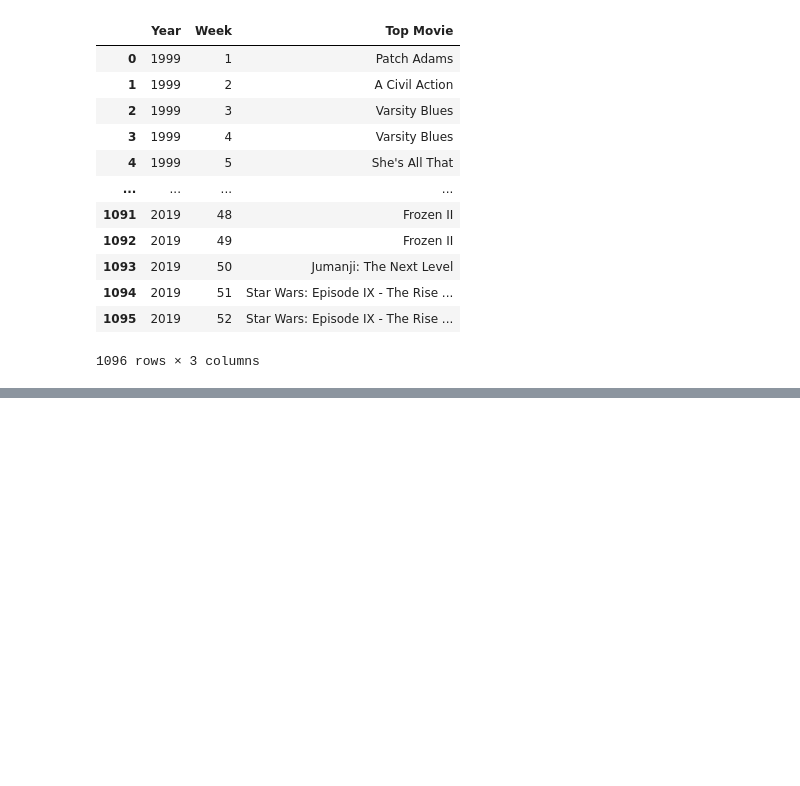
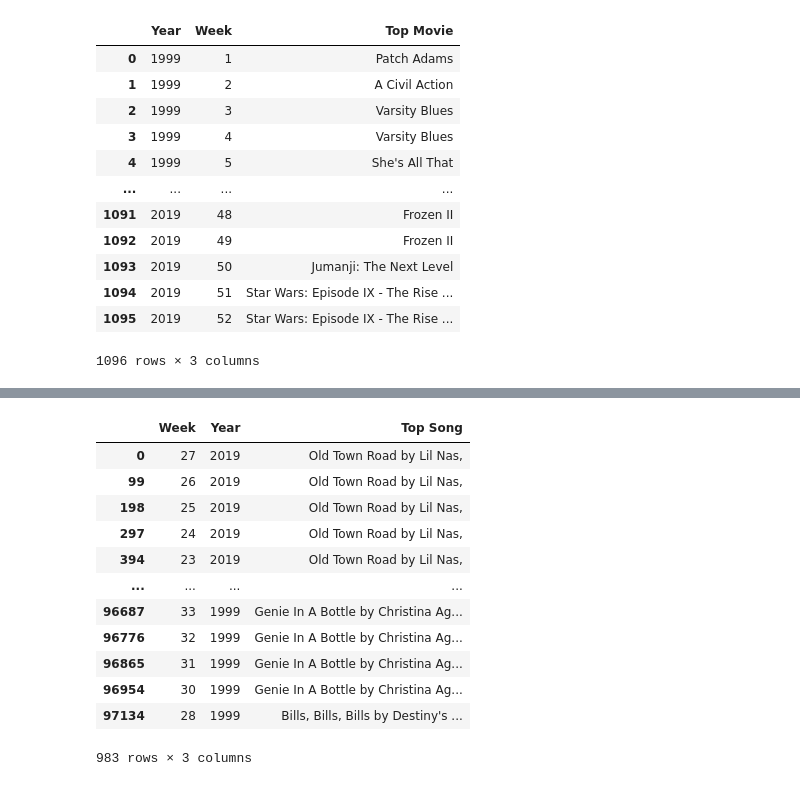
Before and after one commit to MauCFD/ETL-Entertainment-Trendings-by-Week, a Jupyter notebook: Entertainment Trendings by Week.ipynb, the cells around one changed output, grey strips where cells are left out. Drawn from its saved outputs; the diff is of its cells as text; code cells hidden in the pictures; blank space fills up the shorter version.

```diff
--- a/Entertainment Trendings by Week.ipynb
+++ b/Entertainment Trendings by Week.ipynb
@@ -105,0 +148,27 @@ top_movies_df
+# %%
+# Using the datetime objects we transformed in the last cell, we will create the "Year" column
+top_songs_df["Year"] = top_songs_df["Week"].dt.year
+
+# We will now use that same column to retrieve the week number from the datetime objects
+top_songs_df["Week"] = top_songs_df["Week"].dt.week
+
+# Finally, we will combine the "Name" and the "Artist" columns so that we can store the song in just one column
+top_songs_df['Top Song'] = top_songs_df['Name'].str.cat(top_songs_df['Artists'], sep=' by ')
+
+# Since we don't need the separate "Name" and "Artist" columns, we will drop them as well
+top_songs_df = top_songs_df.drop(["Artists","Name"], axis=1)
+top_songs_df
+# %% [output]
+|  | Week | Year | Top Song |
+| 0 | 27 | 2019 | Old Town Road by Lil Nas, |
+| 99 | 26 | 2019 | Old Town Road by Lil Nas, |
+| 198 | 25 | 2019 | Old Town Road by Lil Nas, |
+| 297 | 24 | 2019 | Old Town Road by Lil Nas, |
+| 394 | 23 | 2019 | Old Town Road by Lil Nas, |
+| ... | ... | ... | ... |
+| 96687 | 33 | 1999 | Genie In A Bottle by Christina Ag... |
+| 96776 | 32 | 1999 | Genie In A Bottle by Christina Ag... |
+| 96865 | 31 | 1999 | Genie In A Bottle by Christina Ag... |
+| 96954 | 30 | 1999 | Genie In A Bottle by Christina Ag... |
+| 97134 | 28 | 1999 | Bills, Bills, Bills by Destiny's ... |
+983 rows × 3 columns
```
Also changed, not shown: parts of 6 cells of this notebook.
